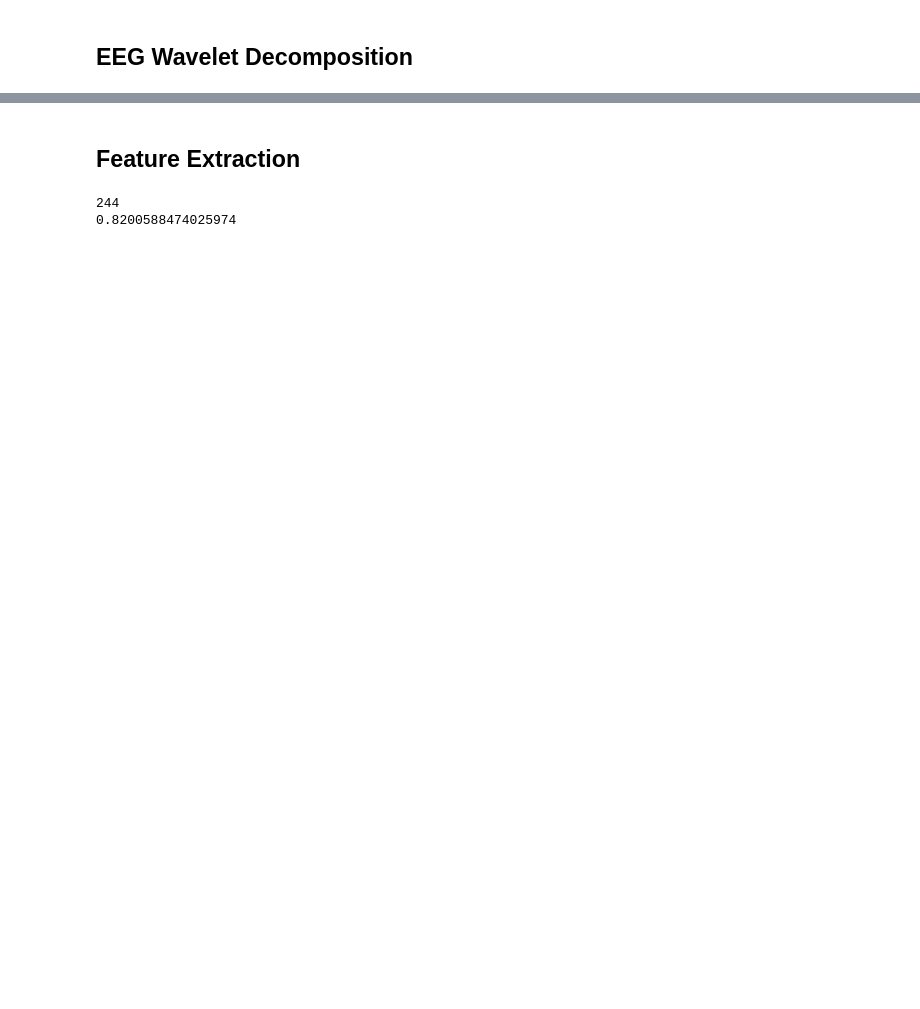
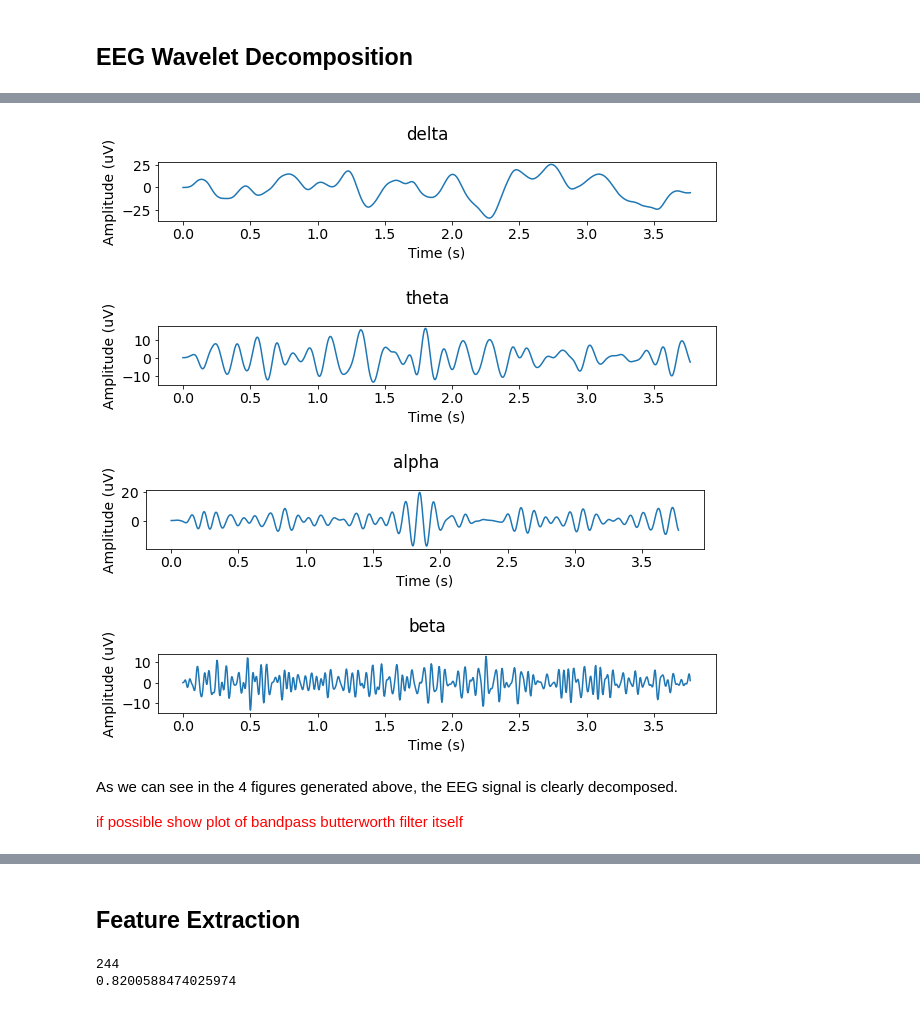
Before and after one commit to Farzini/SigPro_project, a Jupyter notebook: EEGprocessing.ipynb, the cells around one changed output, grey strips where cells are left out. Drawn from its saved outputs; the diff is of its cells as text; code cells hidden in the pictures; blank space fills up the shorter version.

```diff
--- a/EEGprocessing.ipynb
+++ b/EEGprocessing.ipynb
@@ -170,0 +177,48 @@ plt.figlegend(
+# %%
+# https://scipy-cookbook.readthedocs.io/items/ButterworthBandpass.html
+
+def butter_bandpass_filter(data, lowcut, highcut, fs, order=5):
+    nyquist_frequency = 0.5 * fs
+    low = lowcut / nyquist_frequency
+    high = highcut / nyquist_frequency
+    b, a = butter(order, [low, high], btype='band')
+    zi = lfilter_zi(b, a) * data[0]
+    y, _ = lfilter(b, a, data, zi=zi)
+    return y
+
+def plot_bandpass_filter(data, title):
+    fig = plt.figure()
+    fig.set_figheight(5)
+    fig.set_figwidth(10)
+    plt.subplot(4,1,1)
+    fig.suptitle(title)
+    plt.xlabel('Time (s)')
+    plt.ylabel('Amplitude (uV)')
+    plt.plot(t_vec[0:len(data)],data)
+    plt.show()
+# %%
+config_bandpass = \
+  {
+    "delta": [0.5, 4], # 0.5, 4
+    "theta": [4, 8], # 4, 8
+    "alpha": [8, 12], # 8, 12
+    "beta": [14, 35] # 12, 35
+  }
+
+df_eeg_decomposed = pd.DataFrame({}) # dataframe to store wavelets
+
+for filter in config_bandpass.keys():
+  lowcut = config_bandpass.get(filter)[0]
+  highcut = config_bandpass.get(filter)[1]
+  bandpass_data = butter_bandpass_filter(eeg_t_clean, lowcut, highcut, fs=f_s, order = 3)
+  df_eeg_decomposed[filter] = bandpass_data
+  plot_bandpass_filter(bandpass_data[0:1000], filter)
+# %% [output]
+[figure, added]
+[figure, added]
+[figure, added]
+[figure, added]
+# %% [markdown]
+As we can see in the 4 figures generated above, the EEG signal is clearly decomposed.
+
+<font color='red'>if possible show plot of bandpass butterworth filter itself</font>
```
Also changed, not shown: parts of 15 cells of this notebook.
